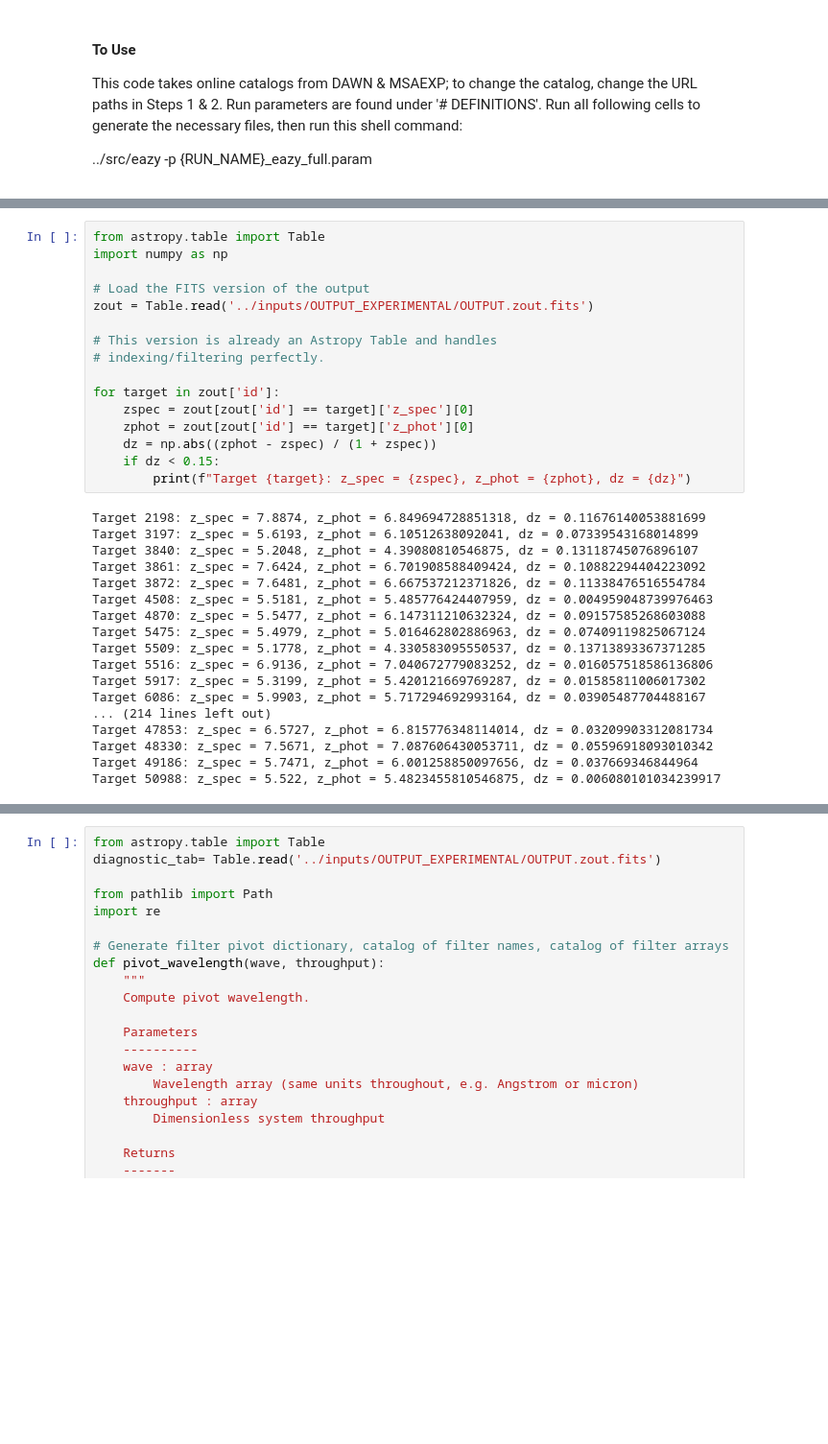
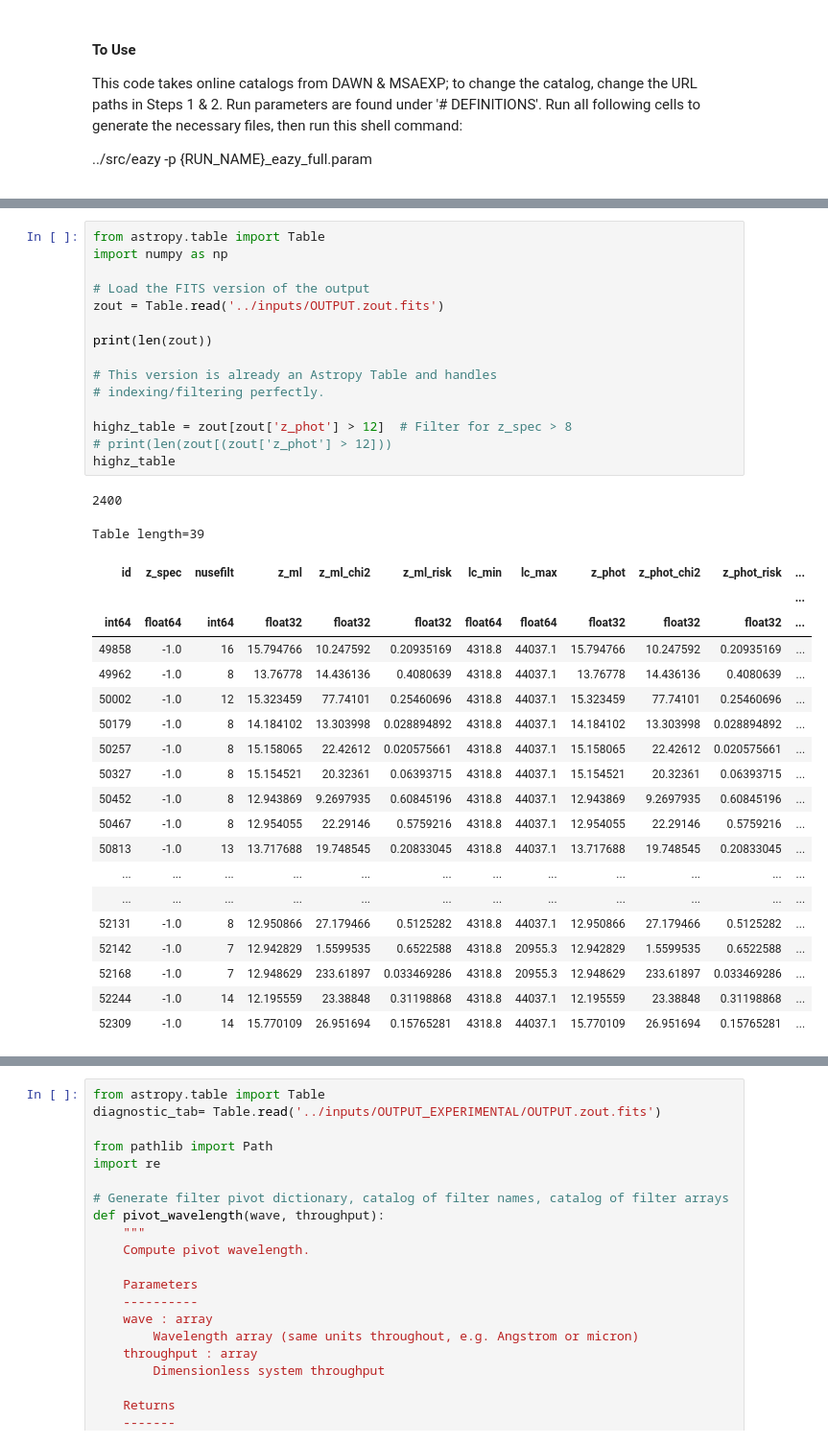
Before and after one commit to sfremy/my-eazy-jwst, a Jupyter notebook: scripts/eazy_processing.ipynb, the cells around one changed output, grey strips where cells are left out. Shown at 96% size. Saved outputs shown, nothing was run; the diff lists cells and outputs as text; blank space fills up the shorter version.

```diff
--- a/scripts/eazy_processing.ipynb
+++ b/scripts/eazy_processing.ipynb
@@ -130,35 +113,38 @@ WARNING: VerifyWarning: Keyword name 'ZML_WITH_BETA_PRIOR' is greater than 8 cha
 # %%
 from astropy.table import Table
 import numpy as np
 
 # Load the FITS version of the output
-zout = Table.read('../inputs/OUTPUT_EXPERIMENTAL/OUTPUT.zout.fits')
+zout = Table.read('../inputs/OUTPUT.zout.fits')
+
+print(len(zout))
 
 # This version is already an Astropy Table and handles
 # indexing/filtering perfectly.
 
-for target in zout['id']:
-    zspec = zout[zout['id'] == target]['z_spec'][0]
-    zphot = zout[zout['id'] == target]['z_phot'][0]
-    dz = np.abs((zphot - zspec) / (1 + zspec))
-    if dz < 0.15:
-        print(f"Target {target}: z_spec = {zspec}, z_phot = {zphot}, dz = {dz}")
+highz_table = zout[zout['z_phot'] > 12]  # Filter for z_spec > 8
+# print(len(zout[(zout['z_phot'] > 12]))
+highz_table
 # %% [output]
-Target 2198: z_spec = 7.8874, z_phot = 6.849694728851318, dz = 0.11676140053881699
-Target 3197: z_spec = 5.6193, z_phot = 6.10512638092041, dz = 0.07339543168014899
-Target 3840: z_spec = 5.2048, z_phot = 4.39080810546875, dz = 0.13118745076896107
-Target 3861: z_spec = 7.6424, z_phot = 6.701908588409424, dz = 0.10882294404223092
-Target 3872: z_spec = 7.6481, z_phot = 6.667537212371826, dz = 0.11338476516554784
-Target 4508: z_spec = 5.5181, z_phot = 5.485776424407959, dz = 0.004959048739976463
-Target 4870: z_spec = 5.5477, z_phot = 6.147311210632324, dz = 0.09157585268603088
-Target 5475: z_spec = 5.4979, z_phot = 5.016462802886963, dz = 0.07409119825067124
-Target 5509: z_spec = 5.1778, z_phot = 4.330583095550537, dz = 0.13713893367371285
-Target 5516: z_spec = 6.9136, z_phot = 7.040672779083252, dz = 0.016057518586136806
-Target 5917: z_spec = 5.3199, z_phot = 5.420121669769287, dz = 0.01585811006017302
-Target 6086: z_spec = 5.9903, z_phot = 5.717294692993164, dz = 0.03905487704488167
-... (214 lines left out)
-Target 47853: z_spec = 6.5727, z_phot = 6.815776348114014, dz = 0.03209903312081734
-Target 48330: z_spec = 7.5671, z_phot = 7.087606430053711, dz = 0.05596918093010342
-Target 49186: z_spec = 5.7471, z_phot = 6.001258850097656, dz = 0.037669346844964
-Target 50988: z_spec = 5.522, z_phot = 5.4823455810546875, dz = 0.006080101034239917
+2400
+Table length=39
+| id | z_spec | nusefilt | z_ml | z_ml_chi2 | z_ml_risk | lc_min | lc_max | z_phot | z_phot_chi2 | z_phot_risk | ... |
+|  |  |  |  |  |  |  |  |  |  |  | ... |
+| int64 | float64 | int64 | float32 | float32 | float32 | float64 | float64 | float32 | float32 | float32 | ... |
+| 49858 | -1.0 | 16 | 15.794766 | 10.247592 | 0.20935169 | 4318.8 | 44037.1 | 15.794766 | 10.247592 | 0.20935169 | ... |
+| 49962 | -1.0 | 8 | 13.76778 | 14.436136 | 0.4080639 | 4318.8 | 44037.1 | 13.76778 | 14.436136 | 0.4080639 | ... |
+| 50002 | -1.0 | 12 | 15.323459 | 77.74101 | 0.25460696 | 4318.8 | 44037.1 | 15.323459 | 77.74101 | 0.25460696 | ... |
+| 50179 | -1.0 | 8 | 14.184102 | 13.303998 | 0.028894892 | 4318.8 | 44037.1 | 14.184102 | 13.303998 | 0.028894892 | ... |
+| 50257 | -1.0 | 8 | 15.158065 | 22.42612 | 0.020575661 | 4318.8 | 44037.1 | 15.158065 | 22.42612 | 0.020575661 | ... |
+| 50327 | -1.0 | 8 | 15.154521 | 20.32361 | 0.06393715 | 4318.8 | 44037.1 | 15.154521 | 20.32361 | 0.06393715 | ... |
+| 50452 | -1.0 | 8 | 12.943869 | 9.2697935 | 0.60845196 | 4318.8 | 44037.1 | 12.943869 | 9.2697935 | 0.60845196 | ... |
+| 50467 | -1.0 | 8 | 12.954055 | 22.29146 | 0.5759216 | 4318.8 | 44037.1 | 12.954055 | 22.29146 | 0.5759216 | ... |
+| 50813 | -1.0 | 13 | 13.717688 | 19.748545 | 0.20833045 | 4318.8 | 44037.1 | 13.717688 | 19.748545 | 0.20833045 | ... |
+| ... | ... | ... | ... | ... | ... | ... | ... | ... | ... | ... | ... |
+| ... | ... | ... | ... | ... | ... | ... | ... | ... | ... | ... | ... |
+| 52131 | -1.0 | 8 | 12.950866 | 27.179466 | 0.5125282 | 4318.8 | 44037.1 | 12.950866 | 27.179466 | 0.5125282 | ... |
+| 52142 | -1.0 | 7 | 12.942829 | 1.5599535 | 0.6522588 | 4318.8 | 20955.3 | 12.942829 | 1.5599535 | 0.6522588 | ... |
+| 52168 | -1.0 | 7 | 12.948629 | 233.61897 | 0.033469286 | 4318.8 | 20955.3 | 12.948629 | 233.61897 | 0.033469286 | ... |
+| 52244 | -1.0 | 14 | 12.195559 | 23.38848 | 0.31198868 | 4318.8 | 44037.1 | 12.195559 | 23.38848 | 0.31198868 | ... |
+| 52309 | -1.0 | 14 | 15.770109 | 26.951694 | 0.15765281 | 4318.8 | 44037.1 | 15.770109 | 26.951694 | 0.15765281 | ... |
 # %%
```
Also changed, not shown: parts of 9 cells of this notebook, 13 other files.
